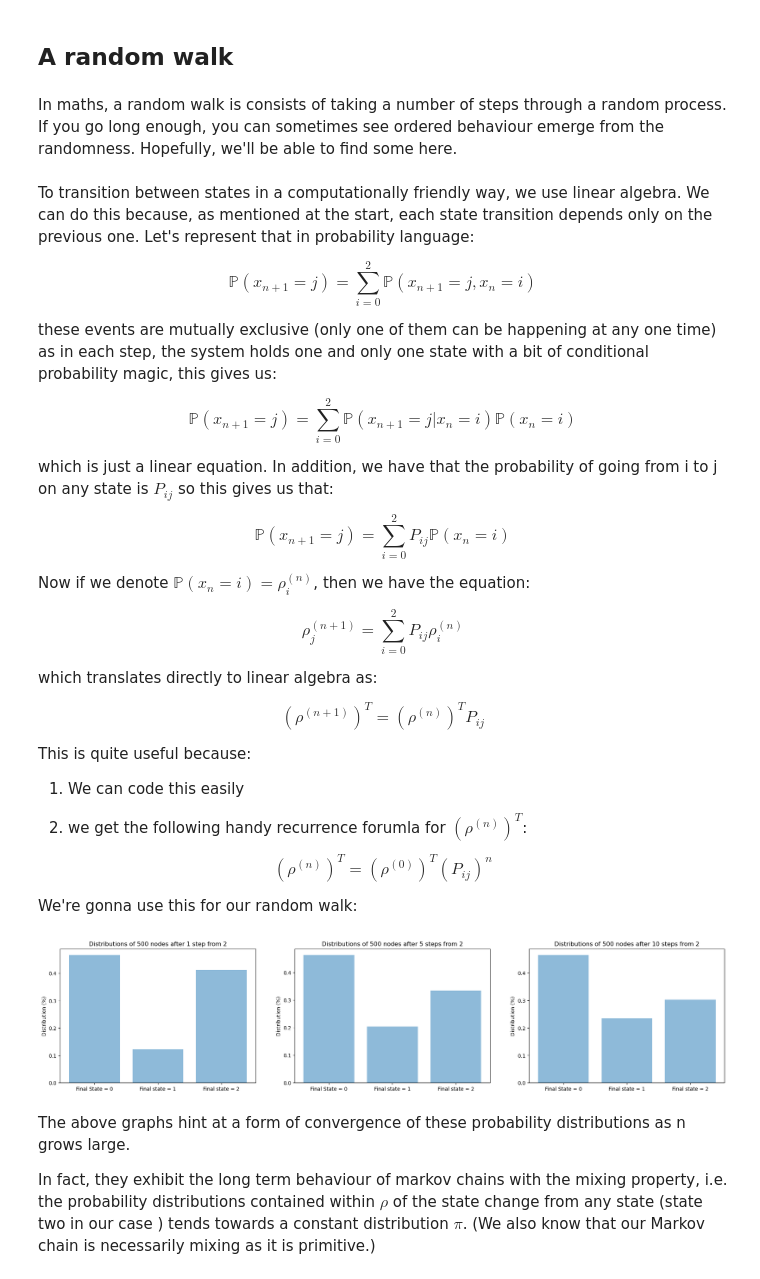
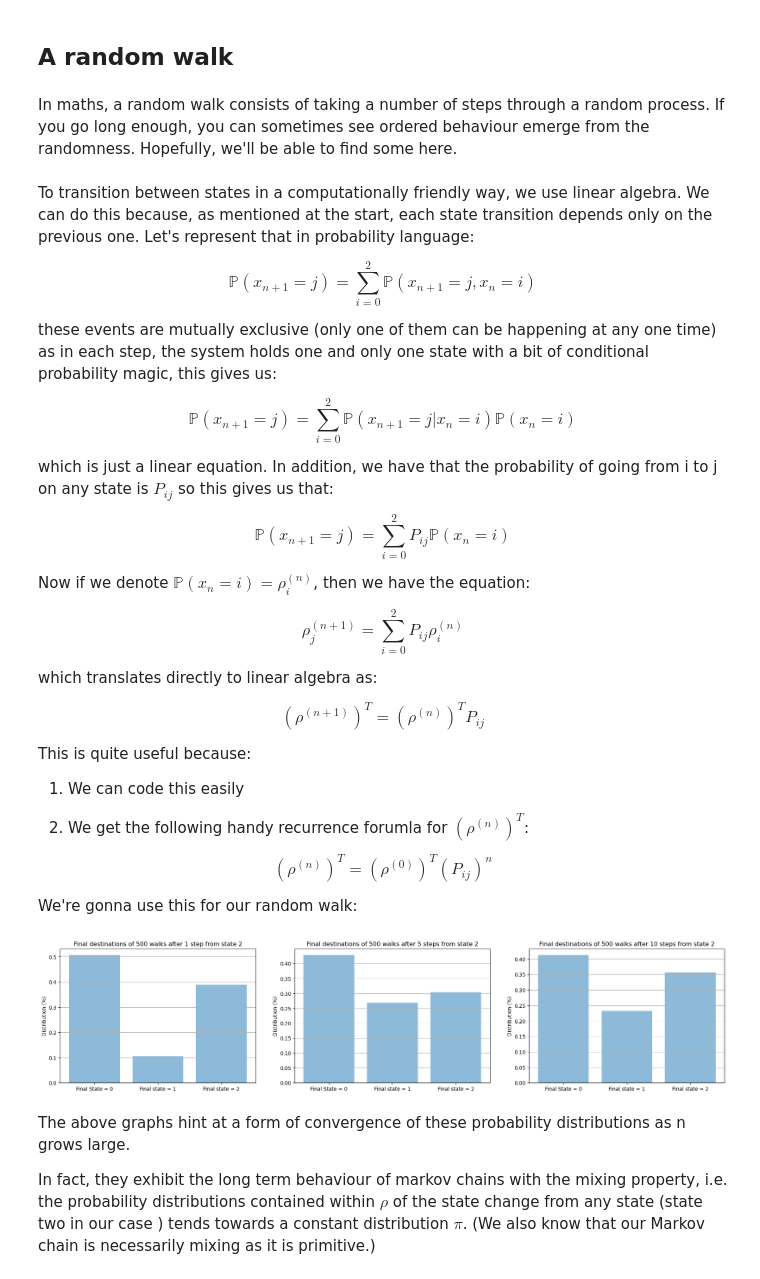
Before and after one commit to Shelfonfire/Statistics, a Jupyter notebook: Markov chain implementation.ipynb, the cells around one changed output. Cells and saved outputs as stored; diff of their text form; code cells hidden in the pictures.

```diff
--- a/Markov chain implementation.ipynb
+++ b/Markov chain implementation.ipynb
@@ -22,7 +25,7 @@ import random
 # %% [markdown]
 ## A random walk
 # %% [markdown]
-In maths, a random walk is consists of taking a number of steps through a random process. If you go long enough, you can sometimes see ordered behaviour emerge from the randomness. Hopefully, we'll be able to find some here.
+In maths, a random walk consists of taking a number of steps through a random process. If you go long enough, you can sometimes see ordered behaviour emerge from the randomness. Hopefully, we'll be able to find some here.
 # %% [markdown]
 To transition between states in a computationally friendly way, we use linear algebra. We can do this because, as mentioned at the start, each state transition depends only on the previous one. Let's represent that in probability language:
 
@@ -54,7 +57,7 @@ This is quite useful because:
 
 1) We can code this easily
 
-2) we get the following handy recurrence forumla for $(\rho^{(n)})^T$:
+2) We get the following handy recurrence forumla for $(\rho^{(n)})^T$:
 
 $$(\rho^{(n)})^T =   (\rho^{(0)})^T (P_{ij})^n $$
 
@@ -70,12 +73,12 @@ def Random_walk(init_state, n):
     i = init_state
     #define transition matrix
     Pij = np.array([[0.4,0.3,0.3], [0.5,0.3,0.2], [0.5,0.1,0.4]])
-    Pn = matrix_power(Pij, n)
+    Pn = np.linalg.matrix_power(Pij, n)
     #create cumsum of Pn for random number selection
     Pi_cum = np.cumsum(Pn[i])
     #select a uniformly random number between 0 and 1
     rand = random.uniform(0,1)
-    for j in range(0,len(system_state)):
+    for j in range(0,len(Pij[0])):
         if rand <= Pi_cum[j]:
             #then state i goes to state j
             return j
@@ -97,39 +100,42 @@ for i in range(0,len(z)):
     z[i] = Random_walk(2,10)
 # %%
 objects = ('Final State = 0', 'Final state = 1', 'Final state = 2')
-y_pos_y = np.arange(len(objects))
+y_pos = np.arange(len(objects))
 performance_y = [len(y[y==0])/500, len(y[y==1])/500, len(y[y==2])/500]
 
 performance_x = [len(x[x==0])/500, len(x[x==1])/500, len(x[x==2])/500]
 
 performance_z = [len(z[z==0])/500, len(z[z==1])/500, len(z[z==2])/500]
 
 fig, ax = plt.subplots(1,3)
 
 plt.subplots_adjust(left=None, bottom=None, right=3, top=None, wspace=None, hspace=None)
 
 ax[0].bar(y_pos, performance_y, align='center', alpha=0.5)
 ax[0].set_xticks(y_pos, objects)
 ax[0].set_ylabel('Distribution (%)')
-ax[0].set_title('Distributions of 500 nodes after 1 step from 2')
+ax[0].set_title('Final destinations of 500 walks after 1 step from state 2')
 
 
 ax[1].bar(y_pos, performance_x, align='center', alpha=0.5)
 ax[1].set_xticks(y_pos, objects)
 ax[1].set_ylabel('Distribution (%)')
-ax[1].set_title('Distributions of 500 nodes after 5 steps from 2')
+ax[1].set_title('Final destinations of 500 walks after 5 steps from state 2')
 
 
 
 ax[2].bar(y_pos, performance_z, align='center', alpha=0.5)
 ax[2].set_xticks(y_pos, objects)
 ax[2].set_ylabel('Distribution (%)')
-ax[2].set_title('Distributions of 500 nodes after 10 steps from 2')
+ax[2].set_title('Final destinations of 500 walks after 10 steps from state 2')
 
+ax[0].grid(axis = 'y')
+ax[1].grid(axis = 'y')
+ax[2].grid(axis = 'y')
 
 plt.show()
 # %% [output]
-[figure, old version]
+[figure, new version]
 # %% [markdown]
 The above graphs hint at a form of convergence of these probability distributions as n grows large.
 
```
Also changed, not shown: parts of 11 cells of this notebook.
